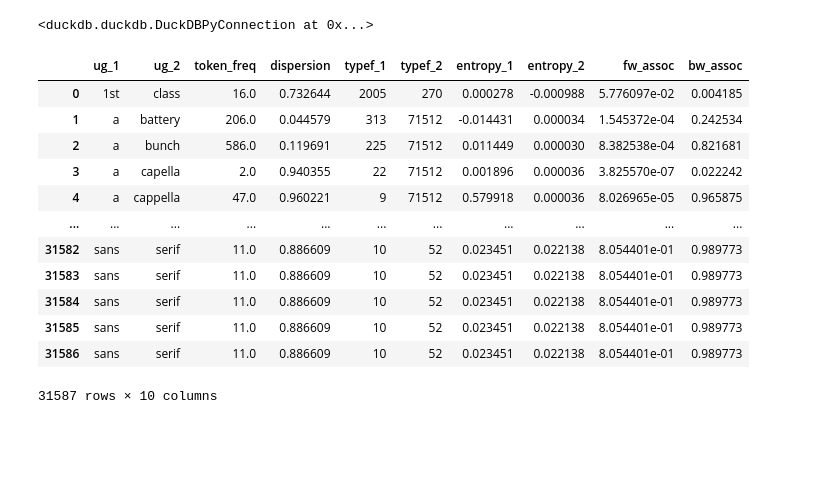
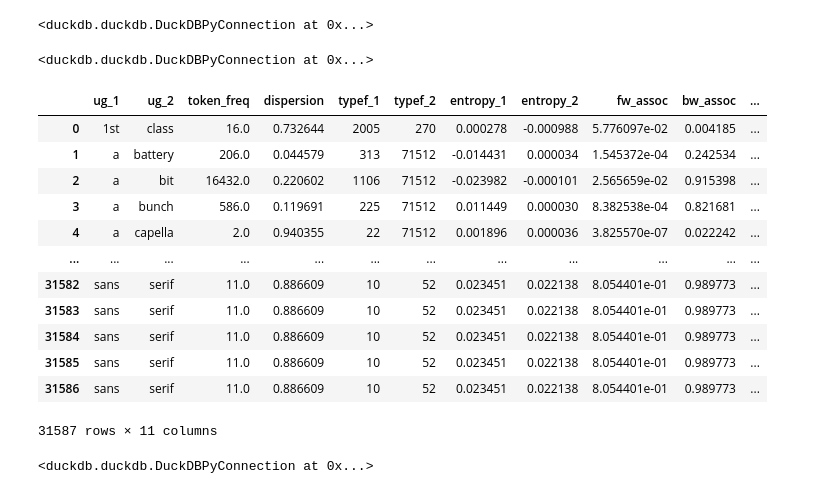
Before and after one commit to contreraskallens/MWU_measures, a Jupyter notebook: scratch.ipynb, the cells around one changed output. Drawn from its saved outputs; the diff is of its cells as text; code cells hidden in the pictures; blank space fills up the shorter version.

```diff
--- a/scratch.ipynb
+++ b/scratch.ipynb
@@ -689,25 +689,63 @@ helper("""
 <duckdb.duckdb.DuckDBPyConnection at 0x...>
 # %%
 helper("""
-       SELECT *
+       CREATE OR REPLACE TABLE raw_measures AS
+       SELECT
+              *,
+              2 AS ngram_length
        FROM reduced_query
        INNER JOIN token_freq USING(ug_1, ug_2)
        INNER JOIN dispersion USING(ug_1, ug_2)
        INNER JOIN type_freq USING (ug_1, ug_2)
        INNER JOIN entropy_diffs USING (ug_1, ug_2)
        INNER JOIN associations USING(ug_1, ug_2)
-       """).fetch_df()
+       """)
 # %% [output]
-|  | ug_1 | ug_2 | token_freq | dispersion | typef_1 | typef_2 | entropy_1 | entropy_2 | fw_assoc | bw_assoc |
-| 0 | 1st | class | 16.0 | 0.732644 | 2005 | 270 | 0.000278 | -0.000988 | 5.776097e-02 | 0.004185 |
-| 1 | a | battery | 206.0 | 0.044579 | 313 | 71512 | -0.014431 | 0.000034 | 1.545372e-04 | 0.242534 |
-| 2 | a | bunch | 586.0 | 0.119691 | 225 | 71512 | 0.011449 | 0.000030 | 8.382538e-04 | 0.821681 |
-| 3 | a | capella | 2.0 | 0.940355 | 22 | 71512 | 0.001896 | 0.000036 | 3.825570e-07 | 0.022242 |
-| 4 | a | cappella | 47.0 | 0.960221 | 9 | 71512 | 0.579918 | 0.000036 | 8.026965e-05 | 0.965875 |
-| ... | ... | ... | ... | ... | ... | ... | ... | ... | ... | ... |
-| 31582 | sans | serif | 11.0 | 0.886609 | 10 | 52 | 0.023451 | 0.022138 | 8.054401e-01 | 0.989773 |
-| 31583 | sans | serif | 11.0 | 0.886609 | 10 | 52 | 0.023451 | 0.022138 | 8.054401e-01 | 0.989773 |
-| 31584 | sans | serif | 11.0 | 0.886609 | 10 | 52 | 0.023451 | 0.022138 | 8.054401e-01 | 0.989773 |
-| 31585 | sans | serif | 11.0 | 0.886609 | 10 | 52 | 0.023451 | 0.022138 | 8.054401e-01 | 0.989773 |
-| 31586 | sans | serif | 11.0 | 0.886609 | 10 | 52 | 0.023451 | 0.022138 | 8.054401e-01 | 0.989773 |
-31587 rows × 10 columns
+<duckdb.duckdb.DuckDBPyConnection at 0x...>
+# %%
+helper("SELECT * FROM raw_measures").fetch_df()
+# %% [output]
+|  | ug_1 | ug_2 | token_freq | dispersion | typef_1 | typef_2 | entropy_1 | entropy_2 | fw_assoc | bw_assoc | ... |
+| 0 | 1st | class | 16.0 | 0.732644 | 2005 | 270 | 0.000278 | -0.000988 | 5.776097e-02 | 0.004185 | ... |
+| 1 | a | battery | 206.0 | 0.044579 | 313 | 71512 | -0.014431 | 0.000034 | 1.545372e-04 | 0.242534 | ... |
+| 2 | a | bit | 16432.0 | 0.220602 | 1106 | 71512 | -0.023982 | -0.000101 | 2.565659e-02 | 0.915398 | ... |
+| 3 | a | bunch | 586.0 | 0.119691 | 225 | 71512 | 0.011449 | 0.000030 | 8.382538e-04 | 0.821681 | ... |
+| 4 | a | capella | 2.0 | 0.940355 | 22 | 71512 | 0.001896 | 0.000036 | 3.825570e-07 | 0.022242 | ... |
+| ... | ... | ... | ... | ... | ... | ... | ... | ... | ... | ... | ... |
+| 31582 | sans | serif | 11.0 | 0.886609 | 10 | 52 | 0.023451 | 0.022138 | 8.054401e-01 | 0.989773 | ... |
+| 31583 | sans | serif | 11.0 | 0.886609 | 10 | 52 | 0.023451 | 0.022138 | 8.054401e-01 | 0.989773 | ... |
+| 31584 | sans | serif | 11.0 | 0.886609 | 10 | 52 | 0.023451 | 0.022138 | 8.054401e-01 | 0.989773 | ... |
+| 31585 | sans | serif | 11.0 | 0.886609 | 10 | 52 | 0.023451 | 0.022138 | 8.054401e-01 | 0.989773 | ... |
+| 31586 | sans | serif | 11.0 | 0.886609 | 10 | 52 | 0.023451 | 0.022138 | 8.054401e-01 | 0.989773 | ... |
+31587 rows × 11 columns
+# %%
+entropy_limits = [-0.1, 0.1]
+helper(
+    f"""
+    CREATE OR REPLACE TABLE normalized_measures AS
+    SELECT
+        ug_1,
+        ug_2,
+        (log(token_freq) - log(1)) / (log(ngram_totals.max_token) - log(1)) AS token_freq,
+        1 - dispersion AS dispersion,
+        (log(typef_1) - log(1)) / (log(ngram_totals.max_type1) - log(1)) AS type_1,
+        (log(typef_2) - log(1)) / (log(ngram_totals.max_type2) - log(1)) AS type_2,
+        CASE
+            WHEN entropy_1 < {entropy_limits[0]} THEN 0
+            WHEN entropy_1 > {entropy_limits[1]} THEN 1
+            ELSE (entropy_1 - {entropy_limits[0]}) / ({entropy_limits[1]} - {entropy_limits[0]})
+        END AS entropy_1,
+        CASE
+            WHEN entropy_2 < {entropy_limits[0]} THEN 0
+            WHEN entropy_2 > {entropy_limits[1]} THEN 1
+            ELSE (entropy_2 - {entropy_limits[0]}) / ({entropy_limits[1]} - {entropy_limits[0]})
+        END AS entropy_2,
+        fw_assoc,
+        bw_assoc
+    FROM raw_measures
+    LEFT JOIN ngram_totals
+    USING (ngram_length)
+    """
+    )
+# %% [output]
+<duckdb.duckdb.DuckDBPyConnection at 0x...>
```
Also changed, not shown: parts of 4 cells of this notebook, 1 other file.
